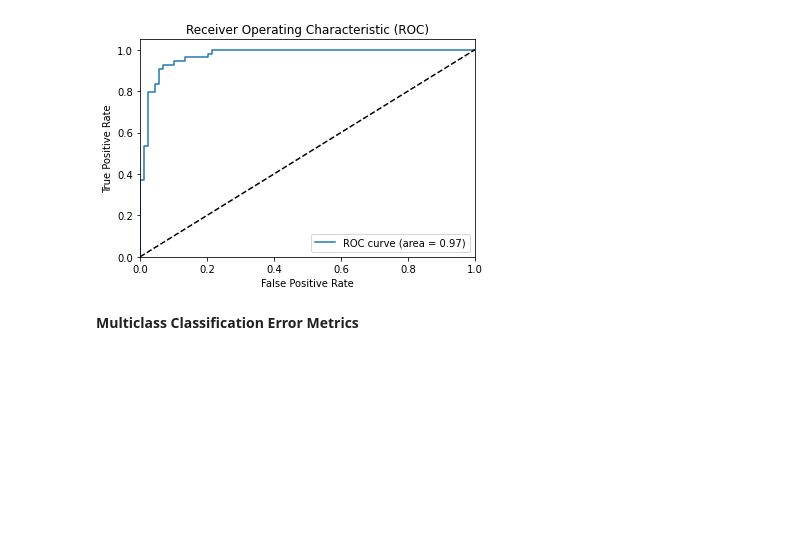
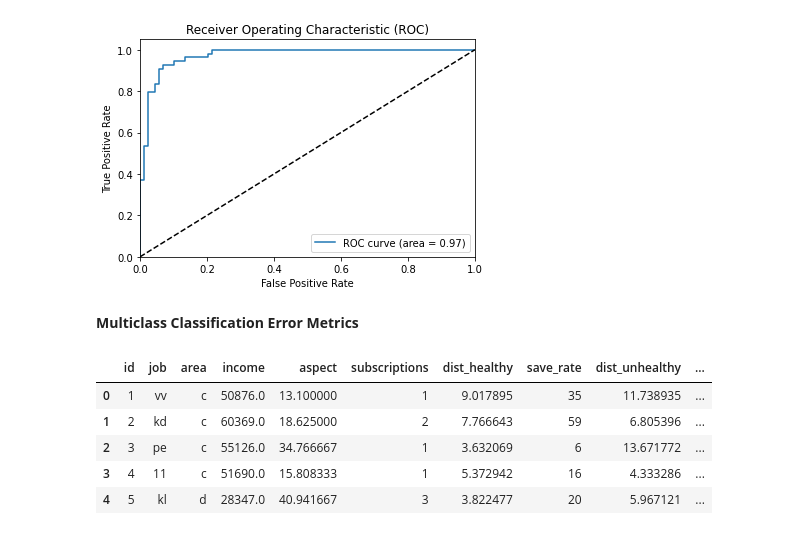
Before and after one commit to PorasS/AI, a Jupyter notebook: MulticlassClassiROCAUC.ipynb, the cells around one changed output. Saved outputs shown, nothing was run; the diff lists cells and outputs as text; code cells hidden in the pictures; blank space fills up the shorter version.

```diff
--- a/MulticlassClassiROCAUC.ipynb
+++ b/MulticlassClassiROCAUC.ipynb
@@ -156,3 +156,18 @@ plot_roc(pred,y_test)
 [figure]
 # %% [markdown]
 **Multiclass Classification Error Metrics**
+# %%
+import pandas as pd
+from scipy.stats import zscore
+
+# Read the data set
+df = pd.read_csv("https://data.heatonresearch.com/data/t81-558/jh-simple-dataset.csv", na_values=['NA','?'])
+
+display(df[0:5])
+# %% [output]
+|  | id | job | area | income | aspect | subscriptions | dist_healthy | save_rate | dist_unhealthy | ... |
+| 0 | 1 | vv | c | 50876.0 | 13.100000 | 1 | 9.017895 | 35 | 11.738935 | ... |
+| 1 | 2 | kd | c | 60369.0 | 18.625000 | 2 | 7.766643 | 59 | 6.805396 | ... |
+| 2 | 3 | pe | c | 55126.0 | 34.766667 | 1 | 3.632069 | 6 | 13.671772 | ... |
+| 3 | 4 | 11 | c | 51690.0 | 15.808333 | 1 | 5.372942 | 16 | 4.333286 | ... |
+| 4 | 5 | kl | d | 28347.0 | 40.941667 | 3 | 3.822477 | 20 | 5.967121 | ... |
```
Also changed, not shown: parts of 7 cells of this notebook.
